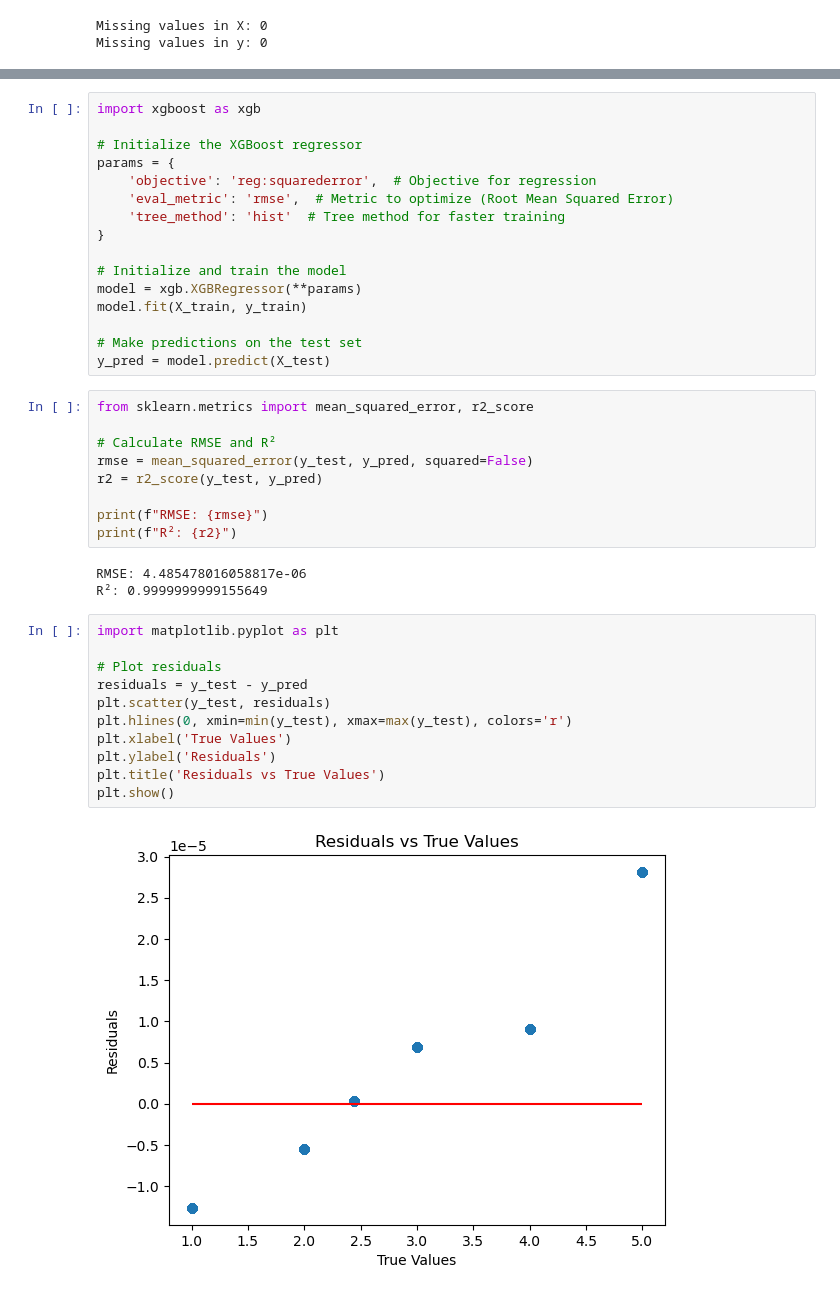
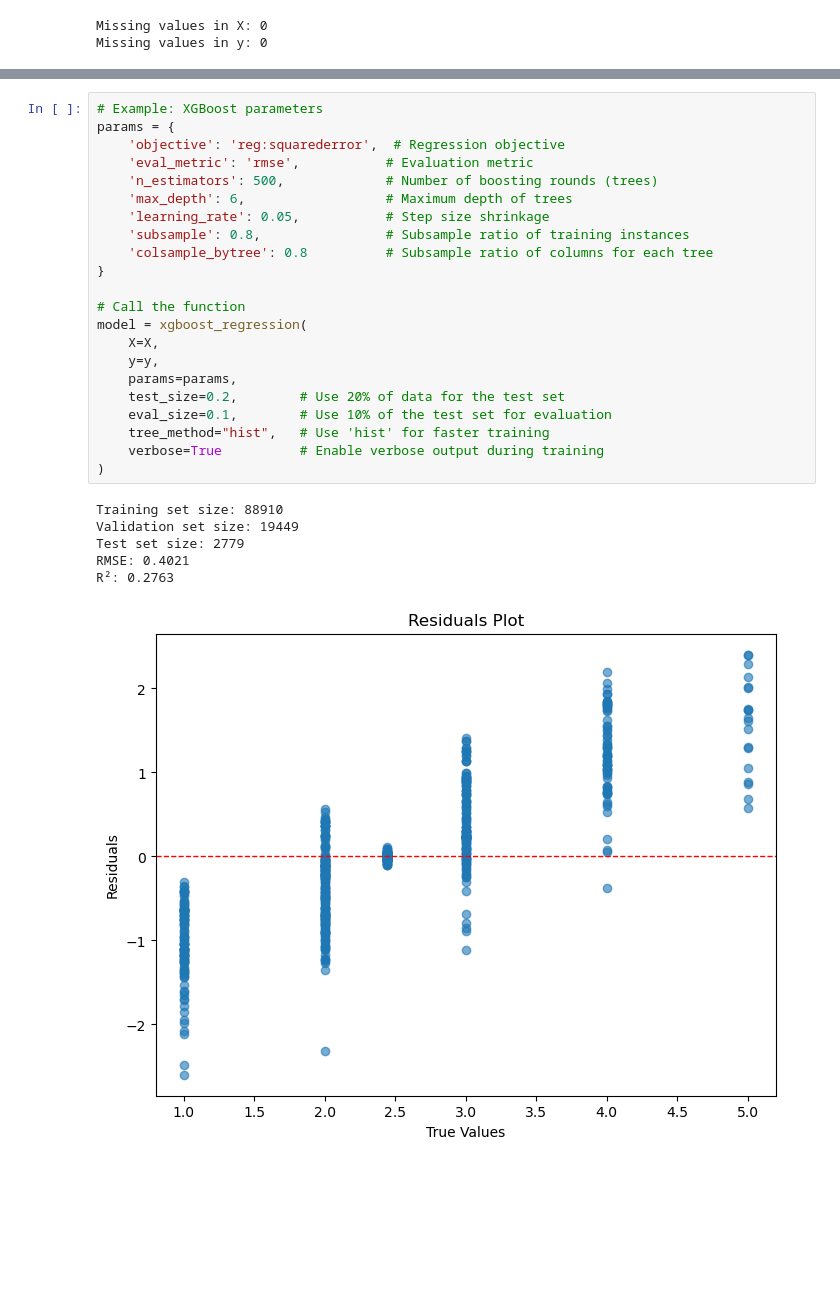
Before and after one commit to MiriJ15/ai-healthcare, a Jupyter notebook: impute_merged_data_XG_boost_y=stress.ipynb, the cells around one changed output, grey strips where cells are left out. Saved outputs shown, nothing was run; the diff lists cells and outputs as text; blank space fills up the shorter version.

```diff
--- a/impute_merged_data_XG_boost.ipynb
+++ b/impute_merged_data_XG_boost_y=stress.ipynb
@@ -754,41 +795,29 @@ Test set size: 22228
-# %%
-import xgboost as xgb
-
-# Initialize the XGBoost regressor
-params = {
-    'objective': 'reg:squarederror',  # Objective for regression
-    'eval_metric': 'rmse',  # Metric to optimize (Root Mean Squared Error)
-    'tree_method': 'hist'  # Tree method for faster training
-}
-
-# Initialize and train the model
-model = xgb.XGBRegressor(**params)
-model.fit(X_train, y_train)
-
-# Make predictions on the test set
-y_pred = model.predict(X_test)
-# %%
-from sklearn.metrics import mean_squared_error, r2_score
-
-# Calculate RMSE and R²
-rmse = mean_squared_error(y_test, y_pred, squared=False)
-r2 = r2_score(y_test, y_pred)
-
-print(f"RMSE: {rmse}")
-print(f"R²: {r2}")
-# %% [output]
-RMSE: 4.485478016058817e-06
-R²: 0.9999999999155649
-# %%
-import matplotlib.pyplot as plt
-
-# Plot residuals
-residuals = y_test - y_pred
-plt.scatter(y_test, residuals)
-plt.hlines(0, xmin=min(y_test), xmax=max(y_test), colors='r')
-plt.xlabel('True Values')
-plt.ylabel('Residuals')
-plt.title('Residuals vs True Values')
-plt.show()
-# %% [output]
-[figure, removed]
+# %%
+# Example: XGBoost parameters
+params = {
+    'objective': 'reg:squarederror',  # Regression objective
+    'eval_metric': 'rmse',           # Evaluation metric
+    'n_estimators': 500,             # Number of boosting rounds (trees)
+    'max_depth': 6,                  # Maximum depth of trees
+    'learning_rate': 0.05,           # Step size shrinkage
+    'subsample': 0.8,                # Subsample ratio of training instances
+    'colsample_bytree': 0.8          # Subsample ratio of columns for each tree
+}
+
+# Call the function
+model = xgboost_regression(
+    X=X,
+    y=y,
+    params=params,
+    test_size=0.2,        # Use 20% of data for the test set
+    eval_size=0.1,        # Use 10% of the test set for evaluation
+    tree_method="hist",   # Use 'hist' for faster training
+    verbose=True          # Enable verbose output during training
+)
+# %% [output]
+Training set size: 88910
+Validation set size: 19449
+Test set size: 2779
+RMSE: 0.4021
+R²: 0.2763
+[figure, added]
```
Also changed, not shown: parts of 23 cells of this notebook, 3 other files.
